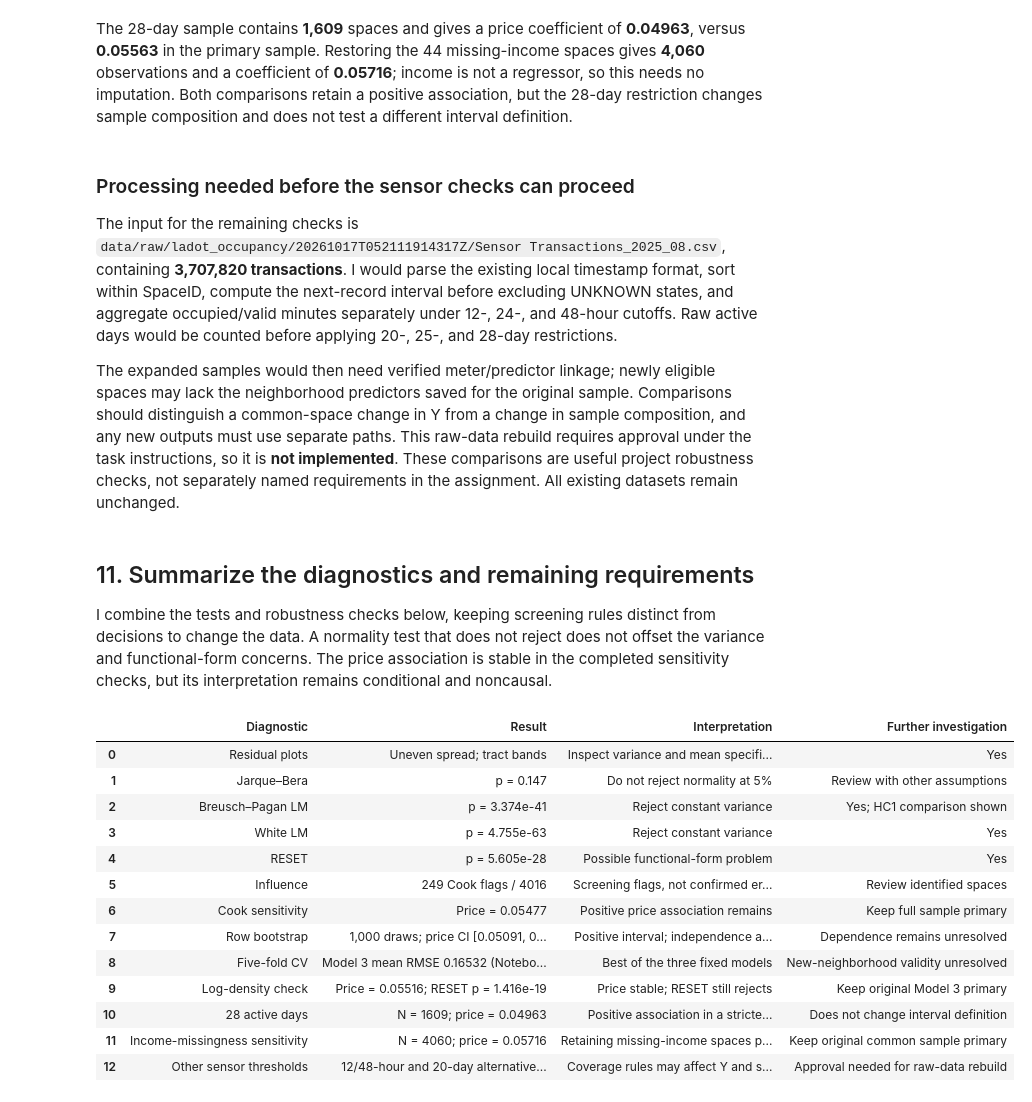
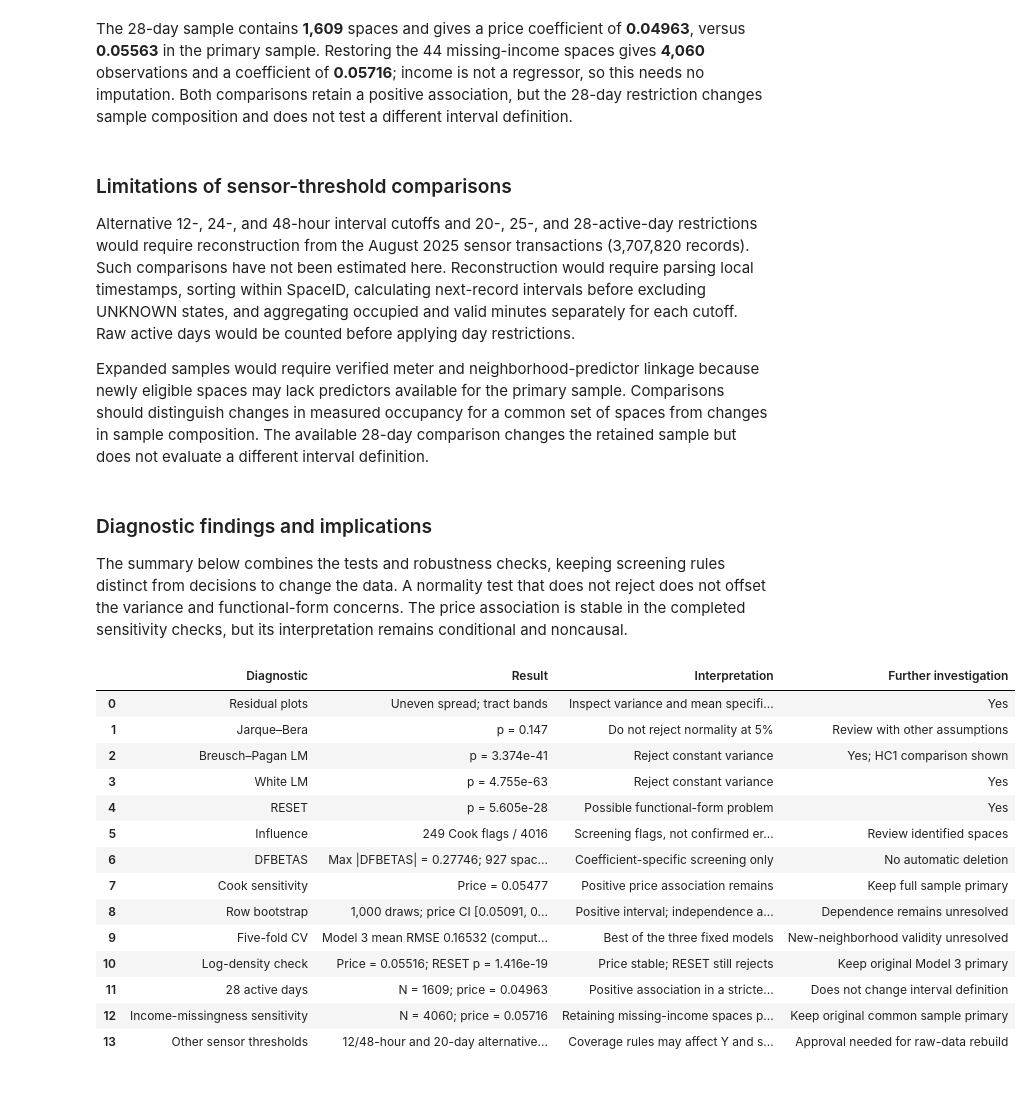
Before and after one commit to finnrcase/Spotless, a Jupyter notebook: notebooks/04_diagnostics_robustness.ipynb, the cells around one changed output. Saved outputs shown, nothing was run; the diff lists cells and outputs as text; code cells hidden in the pictures.

```diff
--- a/notebooks/04_diagnostics_robustness.ipynb
+++ b/notebooks/04_diagnostics_robustness.ipynb
@@ -1001,45 +717,47 @@ sample_summary.round(6)
 # %% [markdown]
 The 28-day sample contains **1,609** spaces and gives a price coefficient of **0.04963**, versus **0.05563** in the primary sample. Restoring the 44 missing-income spaces gives **4,060** observations and a coefficient of **0.05716**; income is not a regressor, so this needs no imputation. Both comparisons retain a positive association, but the 28-day restriction changes sample composition and does not test a different interval definition.
 # %% [markdown]
-### Processing needed before the sensor checks can proceed
+### Limitations of sensor-threshold comparisons
 
-The input for the remaining checks is `data/raw/ladot_occupancy/20261017T052111914317Z/Sensor Transactions_2025_08.csv`, containing **3,707,820 transactions**. I would parse the existing local timestamp format, sort within SpaceID, compute the next-record interval before excluding UNKNOWN states, and aggregate occupied/valid minutes separately under 12-, 24-, and 48-hour cutoffs. Raw active days would be counted before applying 20-, 25-, and 28-day restrictions.
+Alternative 12-, 24-, and 48-hour interval cutoffs and 20-, 25-, and 28-active-day restrictions would require reconstruction from the August 2025 sensor transactions (3,707,820 records). Such comparisons have not been estimated here. Reconstruction would require parsing local timestamps, sorting within SpaceID, calculating next-record intervals before excluding UNKNOWN states, and aggregating occupied and valid minutes separately for each cutoff. Raw active days would be counted before applying day restrictions.
 
-The expanded samples would then need verified meter/predictor linkage; newly eligible spaces may lack the neighborhood predictors saved for the original sample. Comparisons should distinguish a common-space change in Y from a change in sample composition, and any new outputs must use separate paths. This raw-data rebuild requires approval under the task instructions, so it is **not implemented**. These comparisons are useful project robustness checks, not separately named requirements in the assignment. All existing datasets remain unchanged.
+Expanded samples would require verified meter and neighborhood-predictor linkage because newly eligible spaces may lack predictors available for the primary sample. Comparisons should distinguish changes in measured occupancy for a common set of spaces from changes in sample composition. The available 28-day comparison changes the retained sample but does not evaluate a different interval definition.
 # %% [markdown]
-## 11. Summarize the diagnostics and remaining requirements
+### Diagnostic findings and implications
 
-I combine the tests and robustness checks below, keeping screening rules distinct from decisions to change the data. A normality test that does not reject does not offset the variance and functional-form concerns. The price association is stable in the completed sensitivity checks, but its interpretation remains conditional and noncausal.
+The summary below combines the tests and robustness checks, keeping screening rules distinct from decisions to change the data. A normality test that does not reject does not offset the variance and functional-form concerns. The price association is stable in the completed sensitivity checks, but its interpretation remains conditional and noncausal.
 # %%
 diagnostic_summary = pd.DataFrame([
     ["Residual plots", "Uneven spread; tract bands", "Inspect variance and mean specification", "Yes"],
     ["Jarque–Bera", f"p = {jb[1]:.3g}", "Do not reject normality at 5%", "Review with other assumptions"],
     ["Breusch–Pagan LM", f"p = {bp[1]:.3e}", "Reject constant variance", "Yes; HC1 comparison shown"],
     ["White LM", f"p = {white[1]:.3e}", "Reject constant variance", "Yes"],
     ["RESET", f"p = {float(reset.pvalue):.3e}", "Possible functional-form problem", "Yes"],
     ["Influence", f"{diagnostics['cook_flag'].sum()} Cook flags / {n}", "Screening flags, not confirmed errors", "Review identified spaces"],
+    ["DFBETAS", f"Max |DFBETAS| = {dfbetas.abs().to_numpy().max():.5f}; {dfbetas_any_flags} spaces flagged", "Coefficient-specific screening only", "No automatic deletion"],
     ["Cook sensitivity", f"Price = {model3_sensitivity.params['price_midpoint']:.5f}", "Positive price association remains", "Keep full sample primary"],
     ["Row bootstrap", f"{len(bootstrap):,} draws; price CI [{bootstrap_summary.loc['price_midpoint', 'Percentile 95% lower']:.5f}, {bootstrap_summary.loc['price_midpoint', 'Percentile 95% upper']:.5f}]", "Positive interval; independence assumed", "Dependence remains unresolved"],
-    ["Five-fold CV", "Model 3 mean RMSE 0.16532 (Notebook 06)", "Best of the three fixed models", "New-neighborhood validity unresolved"],
+    ["Five-fold CV", f"Model 3 mean RMSE {cv_summary_actual.loc['Model 3', 'Mean fold RMSE']:.5f} (computed here)", "Best of the three fixed models", "New-neighborhood validity unresolved"],
     ["Log-density check", f"Price = {log_model.params['price_midpoint']:.5f}; RESET p = {float(log_reset.pvalue):.3e}", "Price stable; RESET still rejects", "Keep original Model 3 primary"],
     ["28 active days", f"N = {int(days_model.nobs)}; price = {days_model.params['price_midpoint']:.5f}", "Positive association in a stricter sample", "Does not change interval definition"],
     ["Income-missingness sensitivity", f"N = {int(income_model.nobs)}; price = {income_model.params['price_midpoint']:.5f}", "Retaining missing-income spaces preserves sign", "Keep original common sample primary"],
     ["Other sensor thresholds", "12/48-hour and 20-day alternatives not rebuilt", "Coverage rules may affect Y and sample", "Approval needed for raw-data rebuild"]
 ], columns=["Diagnostic", "Result", "Interpretation", "Further investigation"])
 diagnostic_summary
 # %% [output]
 |  | Diagnostic | Result | Interpretation | Further investigation |
 | 0 | Residual plots | Uneven spread; tract bands | Inspect variance and mean specifi... | Yes |
 | 1 | Jarque–Bera | p = 0.147 | Do not reject normality at 5% | Review with other assumptions |
 | 2 | Breusch–Pagan LM | p = 3.374e-41 | Reject constant variance | Yes; HC1 comparison shown |
 | 3 | White LM | p = 4.755e-63 | Reject constant variance | Yes |
 | 4 | RESET | p = 5.605e-28 | Possible functional-form problem | Yes |
 | 5 | Influence | 249 Cook flags / 4016 | Screening flags, not confirmed er... | Review identified spaces |
-| 6 | Cook sensitivity | Price = 0.05477 | Positive price association remains | Keep full sample primary |
-| 7 | Row bootstrap | 1,000 draws; price CI [0.05091, 0... | Positive interval; independence a... | Dependence remains unresolved |
-| 8 | Five-fold CV | Model 3 mean RMSE 0.16532 (Notebo... | Best of the three fixed models | New-neighborhood validity unresolved |
-| 9 | Log-density check | Price = 0.05516; RESET p = 1.416e-19 | Price stable; RESET still rejects | Keep original Model 3 primary |
-| 10 | 28 active days | N = 1609; price = 0.04963 | Positive association in a stricte... | Does not change interval definition |
-| 11 | Income-missingness sensitivity | N = 4060; price = 0.05716 | Retaining missing-income spaces p... | Keep original common sample primary |
-| 12 | Other sensor thresholds | 12/48-hour and 20-day alternative... | Coverage rules may affect Y and s... | Approval needed for raw-data rebuild |
+| 6 | DFBETAS | Max |DFBETAS| = 0.27746; 927 spac... | Coefficient-specific screening only | No automatic deletion |
+| 7 | Cook sensitivity | Price = 0.05477 | Positive price association remains | Keep full sample primary |
+| 8 | Row bootstrap | 1,000 draws; price CI [0.05091, 0... | Positive interval; independence a... | Dependence remains unresolved |
+| 9 | Five-fold CV | Model 3 mean RMSE 0.16532 (comput... | Best of the three fixed models | New-neighborhood validity unresolved |
+| 10 | Log-density check | Price = 0.05516; RESET p = 1.416e-19 | Price stable; RESET still rejects | Keep original Model 3 primary |
+| 11 | 28 active days | N = 1609; price = 0.04963 | Positive association in a stricte... | Does not change interval definition |
+| 12 | Income-missingness sensitivity | N = 4060; price = 0.05716 | Retaining missing-income spaces p... | Keep original common sample primary |
+| 13 | Other sensor thresholds | 12/48-hour and 20-day alternative... | Coverage rules may affect Y and s... | Approval needed for raw-data rebuild |
 # %% [markdown]
```
Also changed, not shown: parts of 64 cells of this notebook.
